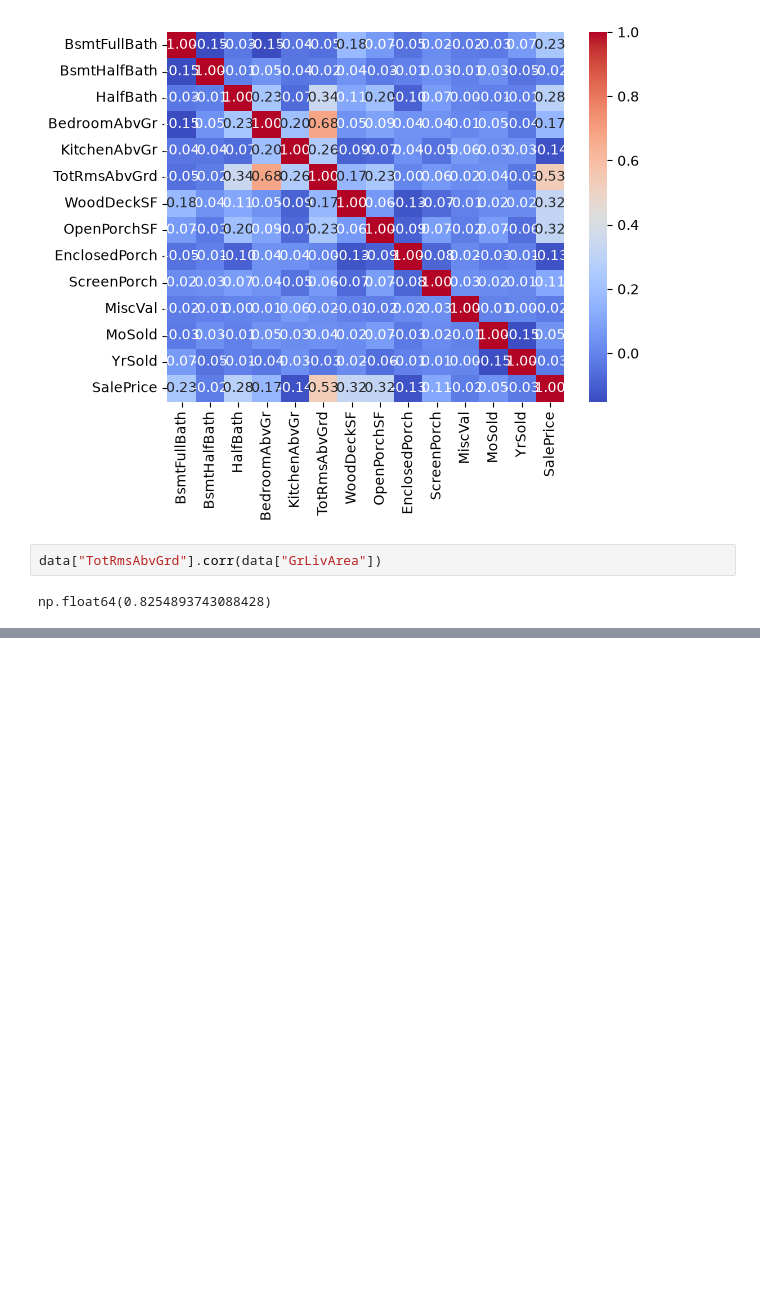
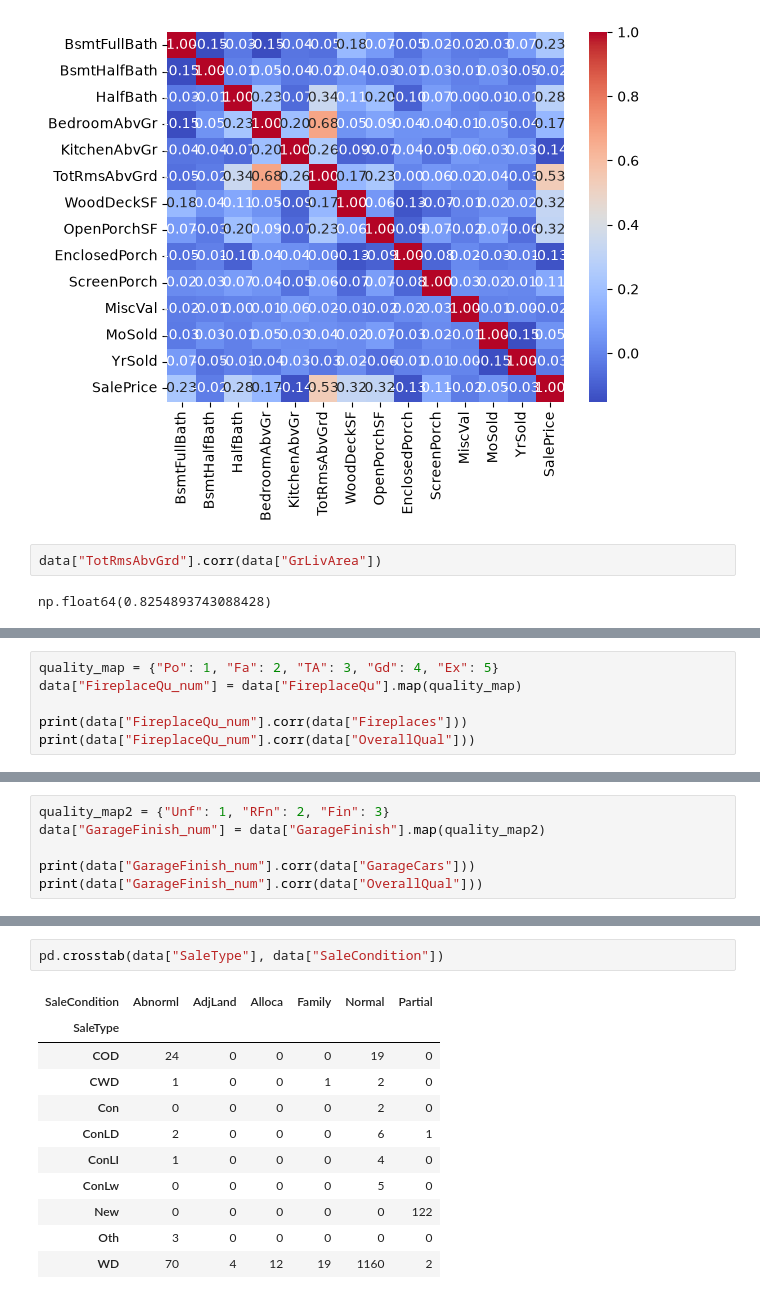
Before and after one commit to FarhanKhan1/MSAI_Machine_Learning, a Jupyter notebook: assignments_1/testing/data_understanding.ipynb, the cells around one changed output, grey strips where cells are left out. Cells and saved outputs as stored; diff of their text form; blank space fills up the shorter version.

```diff
--- a/assignments_1/testing/data_understanding.ipynb
+++ b/assignments_1/testing/data_understanding.ipynb
@@ -550,0 +596,6 @@ len(to_be_dropped)
+# %%
+quality_map = {"Po": 1, "Fa": 2, "TA": 3, "Gd": 4, "Ex": 5}
+data["FireplaceQu_num"] = data["FireplaceQu"].map(quality_map)
+
+print(data["FireplaceQu_num"].corr(data["Fireplaces"]))
+print(data["FireplaceQu_num"].corr(data["OverallQual"]))
@@ -550,0 +605,6 @@ len(to_be_dropped)
+# %%
+quality_map2 = {"Unf": 1, "RFn": 2, "Fin": 3}
+data["GarageFinish_num"] = data["GarageFinish"].map(quality_map2)
+
+print(data["GarageFinish_num"].corr(data["GarageCars"]))
+print(data["GarageFinish_num"].corr(data["OverallQual"]))
@@ -550,0 +666,14 @@ len(to_be_dropped)
+# %%
+pd.crosstab(data["SaleType"], data["SaleCondition"])
+# %% [output]
+| SaleCondition | Abnorml | AdjLand | Alloca | Family | Normal | Partial |
+| SaleType |  |  |  |  |  |  |
+| COD | 24 | 0 | 0 | 0 | 19 | 0 |
+| CWD | 1 | 0 | 0 | 1 | 2 | 0 |
+| Con | 0 | 0 | 0 | 0 | 2 | 0 |
+| ConLD | 2 | 0 | 0 | 0 | 6 | 1 |
+| ConLI | 1 | 0 | 0 | 0 | 4 | 0 |
+| ConLw | 0 | 0 | 0 | 0 | 5 | 0 |
+| New | 0 | 0 | 0 | 0 | 0 | 122 |
+| Oth | 3 | 0 | 0 | 0 | 0 | 0 |
+| WD | 70 | 4 | 12 | 19 | 1160 | 2 |
```
Also changed, not shown: parts of 19 cells of this notebook, 3 other files.
